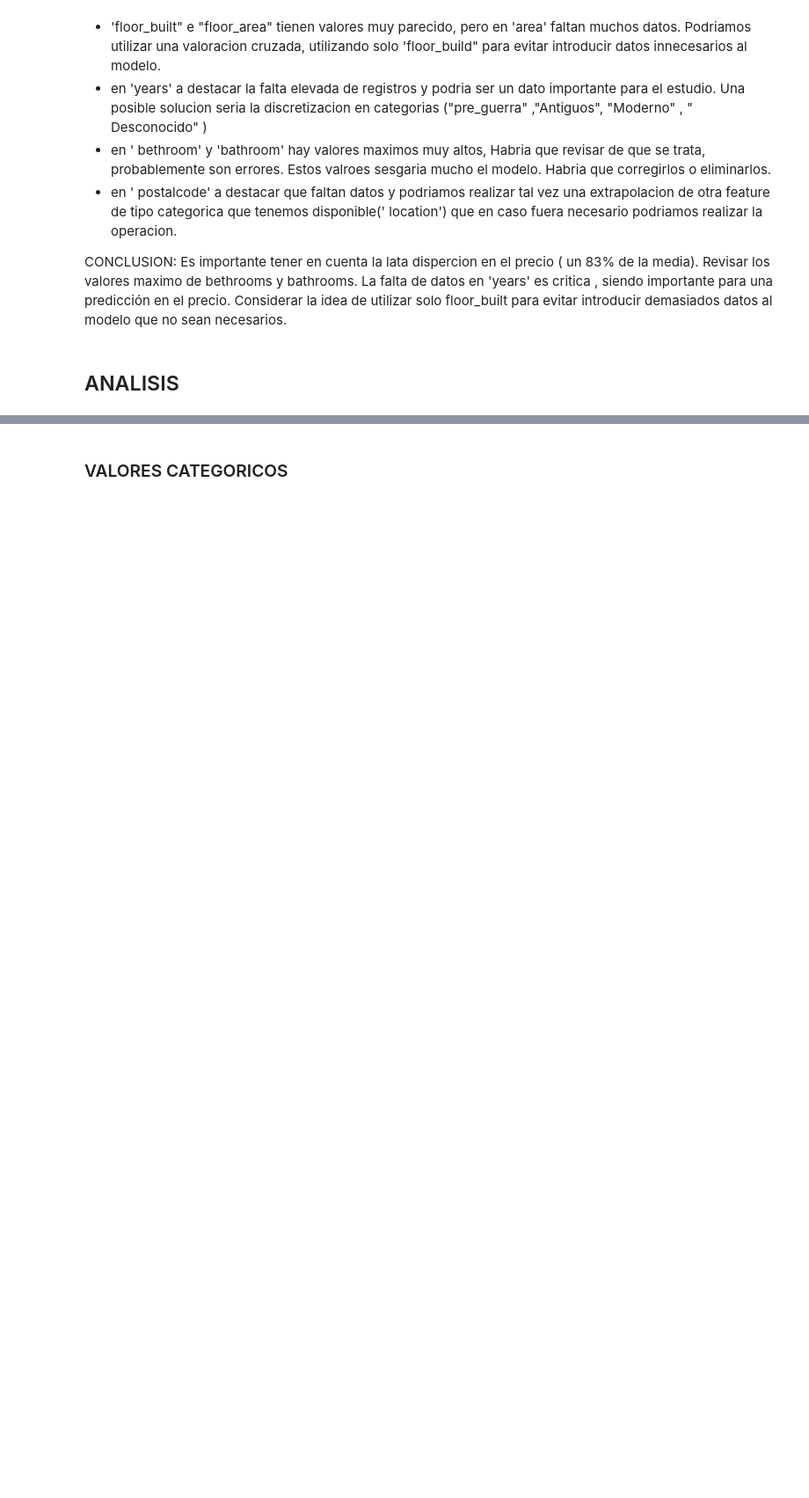
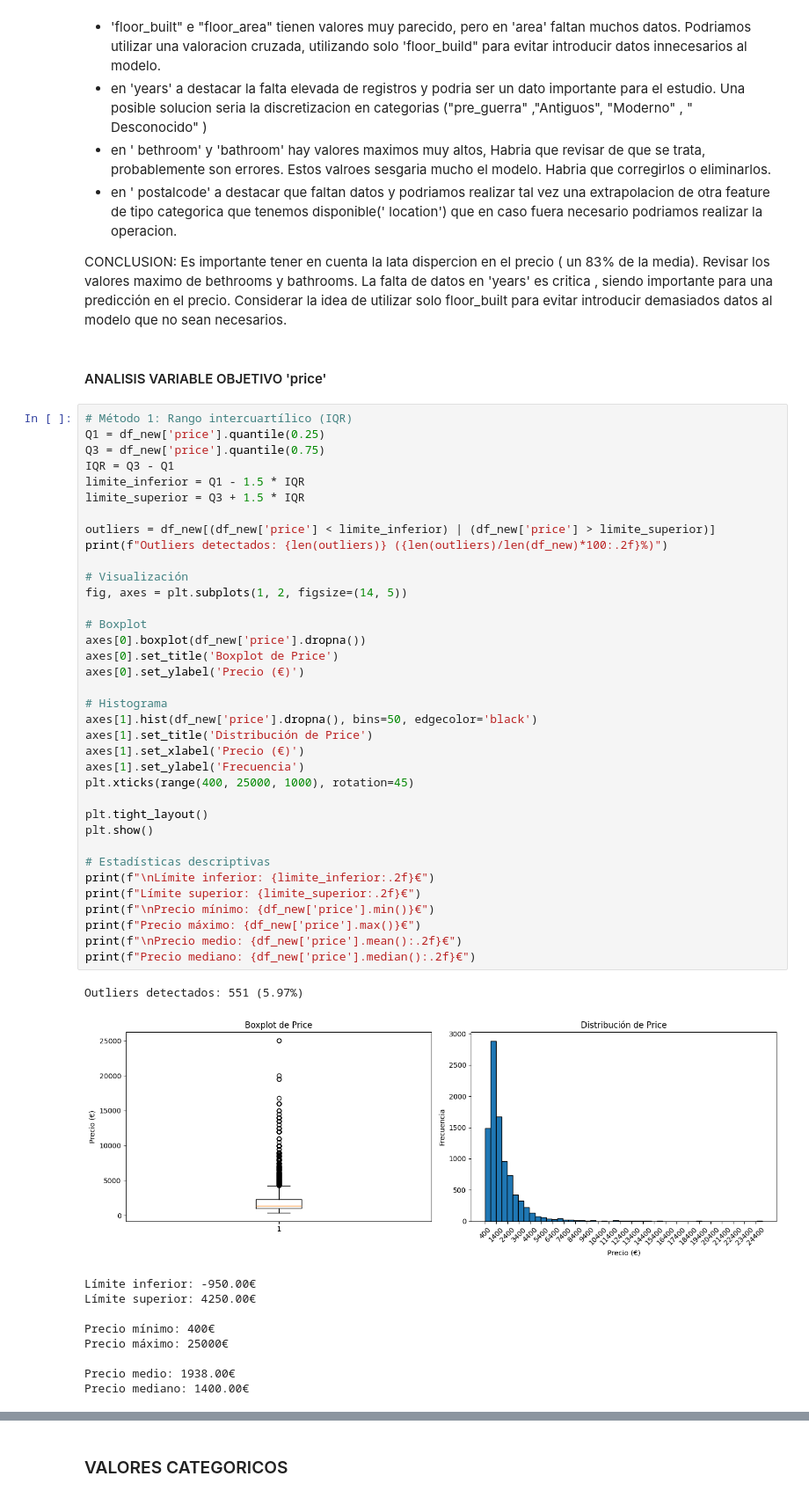
Before and after one commit to MarcoCasSir/LaboratorioDataScience, a Jupyter notebook: hito2/entrega2.ipynb, the cells around one changed output, grey strips where cells are left out. Shown at 88% size. Drawn from its saved outputs; the diff is of its cells as text; blank space fills up the shorter version.

Commit message:
EDA variables nuemericas

```diff
--- a/hito2/entrega2.ipynb
+++ b/hito2/entrega2.ipynb
@@ -245,4 +258,51 @@ Revisar los valores maximo de bethrooms y bathrooms.
 La falta de datos en 'years' es critica , siendo importante para una predicción en el precio.
 Considerar la idea de utilizar solo floor_built para evitar introducir demasiados datos al modelo que no sean necesarios.
 # %% [markdown]
-## ANALISIS
+#### ANALISIS VARIABLE OBJETIVO 'price'
+# %%
+# Método 1: Rango intercuartílico (IQR)
+Q1 = df_new['price'].quantile(0.25)
+Q3 = df_new['price'].quantile(0.75)
+IQR = Q3 - Q1
+limite_inferior = Q1 - 1.5 * IQR
+limite_superior = Q3 + 1.5 * IQR
+
+outliers = df_new[(df_new['price'] < limite_inferior) | (df_new['price'] > limite_superior)]
+print(f"Outliers detectados: {len(outliers)} ({len(outliers)/len(df_new)*100:.2f}%)")
+
+# Visualización
+fig, axes = plt.subplots(1, 2, figsize=(14, 5))
+
+# Boxplot
+axes[0].boxplot(df_new['price'].dropna())
+axes[0].set_title('Boxplot de Price')
+axes[0].set_ylabel('Precio (€)')
+
+# Histograma
+axes[1].hist(df_new['price'].dropna(), bins=50, edgecolor='black')
+axes[1].set_title('Distribución de Price')
+axes[1].set_xlabel('Precio (€)')
+axes[1].set_ylabel('Frecuencia')
+plt.xticks(range(400, 25000, 1000), rotation=45)
+
+plt.tight_layout()
+plt.show()
+
+# Estadísticas descriptivas
+print(f"\nLímite inferior: {limite_inferior:.2f}€")
+print(f"Límite superior: {limite_superior:.2f}€")
+print(f"\nPrecio mínimo: {df_new['price'].min()}€")
+print(f"Precio máximo: {df_new['price'].max()}€")
+print(f"\nPrecio medio: {df_new['price'].mean():.2f}€")
+print(f"Precio mediano: {df_new['price'].median():.2f}€")
+# %% [output]
+Outliers detectados: 551 (5.97%)
+[figure, added]
+Límite inferior: -950.00€
+Límite superior: 4250.00€
+
+Precio mínimo: 400€
+Precio máximo: 25000€
+
+Precio medio: 1938.00€
+Precio mediano: 1400.00€
```
Also changed, not shown: parts of 19 cells of this notebook.
